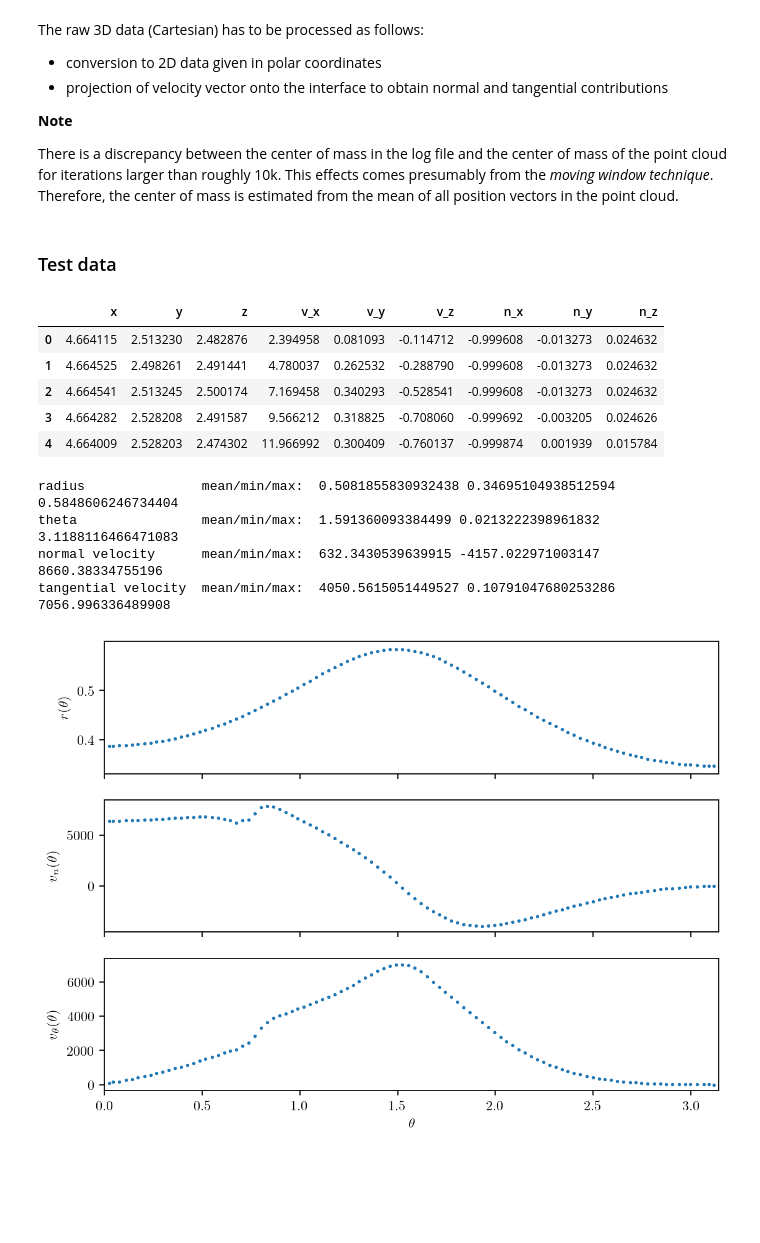
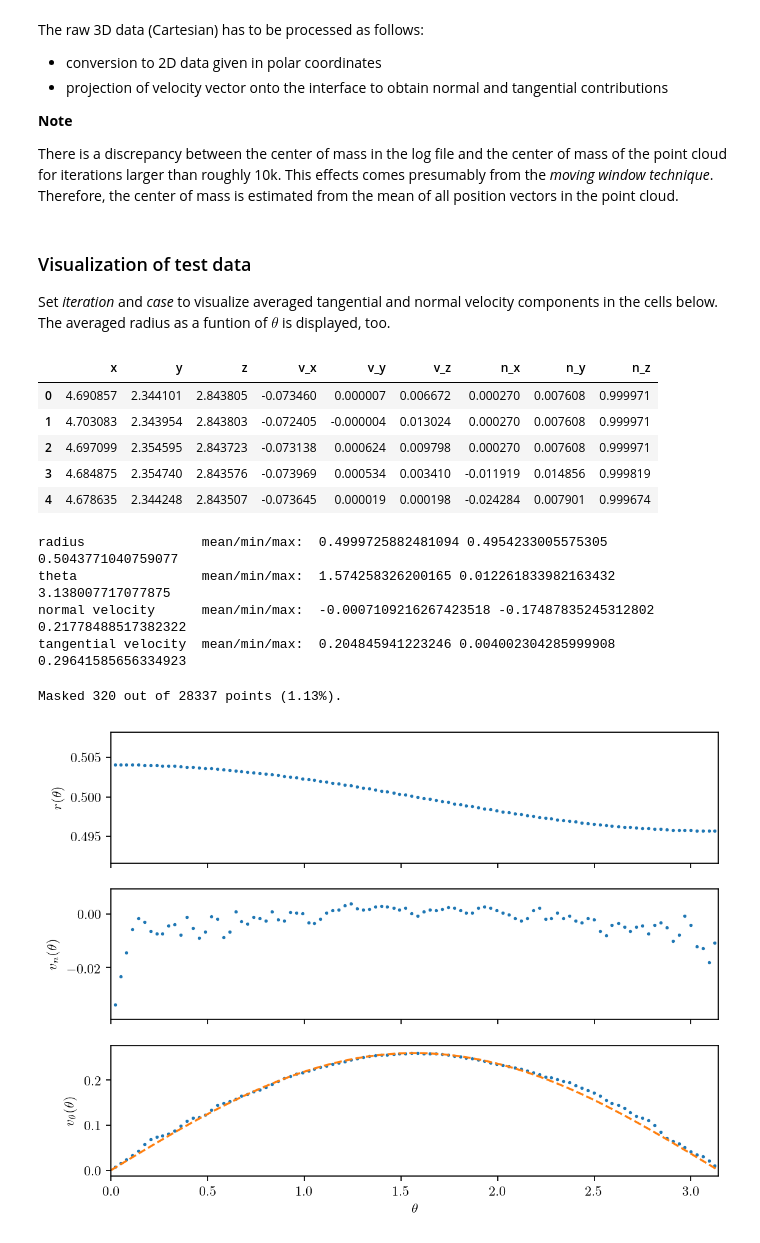
Before and after one commit to AndreWeiner/sgs_model_test_transient, a Jupyter notebook: notebooks/data_processing.ipynb, the cells around one changed output. Cells and saved outputs as stored; diff of their text form; code cells hidden in the pictures; blank space fills up the shorter version.

```diff
--- a/notebooks/data_processing.ipynb
+++ b/notebooks/data_processing.ipynb
@@ -301,7 +305,24 @@ def project_velocity(velocity, normal, rise_velocity):
     return vel_norm, vel_theta
 
 
-def compute_sector_average(fields, theta_index=0, n_sectors=100):
+def create_mask(field, cutoff):
+    """Mask indices of a field if the values are above a cut-off value.
+
+    Parameters
+    ----------
+    field - array-like: shape(n_points); typically normal component of velocity vector
+    cutoff - float: if the magnitude of the field value in a point is above this value,
+        the point is marked
+
+    Returns
+    -------
+    mask - array-like: shape(n_points); mask value is one for points with values above
+        the cutoff and zero otherwise
+    """
+    return np.where(np.absolute(field) > cutoff, 1, 0)
+
+
+def compute_sector_average(fields, theta_index=0, n_sectors=100, mask=None):
     """ Divide theta into sectors and average fields over the sectors.
 
     The polar angle theta \el [0, \pi] is divided into n_sector sectors.
@@ -321,10 +342,13 @@ def compute_sector_average(fields, theta_index=0, n_sectors=100):
     """
     sector_width = np.pi / n_sectors
     sector_ubounds = np.arange(sector_width, np.pi + 0.1 * sector_width, sector_width)
+    if mask is None:
+        mask = np.zeros(fields.shape[0])
     theta = fields[:, theta_index]
     sort_ind = theta.argsort()
     fields_sorted = fields[sort_ind, :]
     theta = fields_sorted[:, theta_index]
+    mask_sorted = mask[sort_ind]
 
     current_sector = 0
     n_rows = 0
@@ -332,8 +356,8 @@ def compute_sector_average(fields, theta_index=0, n_sectors=100):
     fields_average = np.zeros((n_sectors, fields.shape[1]))
     for row, theta in enumerate(theta):
         if theta <= sector_ubounds[current_sector]:
-            row_sum += fields_sorted[row, :]
-            n_rows += 1
+            row_sum += fields_sorted[row, :] * (1.0 - mask_sorted[row])
+            n_rows += 1 * (1.0 - mask_sorted[row])
         else:
             if n_rows > 0:
                 fields_average[current_sector, :] = row_sum / n_rows
@@ -343,25 +367,27 @@ def compute_sector_average(fields, theta_index=0, n_sectors=100):
     if n_rows > 0:
         fields_average[current_sector, :] = row_sum / n_rows
     return fields_average
-# %% [markdown]
-### Test data
+# %% [markdown]
+### Visualization of test data
+
+Set *iteration* and *case* to visualize averaged tangential and normal velocity components in the cells below. The averaged radius as a funtion of $\theta$ is displayed, too.
 # %%
-iteration = 100000
+iteration = 1000
 case = 3
-test_file_path = data_path + cases[case] + "/PointData{:d}.dat".format(iteration)
+test_file_path = data_path + cases[case] + "/PointData{:06d}.dat".format(iteration)
 test_data = load_snapshot(test_file_path)
-log_row = log_files[cases[3]].iloc[iteration]
+log_row = log_files[cases[case]].iloc[iteration]
 test_data.head()
 # %% [output]
 |  | x | y | z | v_x | v_y | v_z | n_x | n_y | n_z |
-| 0 | 4.664115 | 2.513230 | 2.482876 | 2.394958 | 0.081093 | -0.114712 | -0.999608 | -0.013273 | 0.024632 |
-| 1 | 4.664525 | 2.498261 | 2.491441 | 4.780037 | 0.262532 | -0.288790 | -0.999608 | -0.013273 | 0.024632 |
-| 2 | 4.664541 | 2.513245 | 2.500174 | 7.169458 | 0.340293 | -0.528541 | -0.999608 | -0.013273 | 0.024632 |
-| 3 | 4.664282 | 2.528208 | 2.491587 | 9.566212 | 0.318825 | -0.708060 | -0.999692 | -0.003205 | 0.024626 |
-| 4 | 4.664009 | 2.528203 | 2.474302 | 11.966992 | 0.300409 | -0.760137 | -0.999874 | 0.001939 | 0.015784 |
+| 0 | 4.690857 | 2.344101 | 2.843805 | -0.073460 | 0.000007 | 0.006672 | 0.000270 | 0.007608 | 0.999971 |
+| 1 | 4.703083 | 2.343954 | 2.843803 | -0.072405 | -0.000004 | 0.013024 | 0.000270 | 0.007608 | 0.999971 |
+| 2 | 4.697099 | 2.354595 | 2.843723 | -0.073138 | 0.000624 | 0.009798 | 0.000270 | 0.007608 | 0.999971 |
+| 3 | 4.684875 | 2.354740 | 2.843576 | -0.073969 | 0.000534 | 0.003410 | -0.011919 | 0.014856 | 0.999819 |
+| 4 | 4.678635 | 2.344248 | 2.843507 | -0.073645 | 0.000019 | 0.000198 | -0.024284 | 0.007901 | 0.999674 |
 # %%
 rad, theta = cartesian3d_to_polar2d(test_data[["x", "y", "z"]].values)
-rise_vel = log_files["CB1"].iloc[iteration][["ub_x", "ub_y", "ub_z"]].values
+rise_vel = log_files[cases[case]].iloc[iteration][["ub_x", "ub_y", "ub_z"]].values
 vel_norm, vel_theta = project_velocity(
     test_data[["v_x", "v_y", "v_z"]].values,
     test_data[["n_x", "n_y", "n_z"]].values,
@@ -371,7 +397,7 @@ vel_norm, vel_theta = project_velocity(
 for name, arr in [("radius", rad), ("theta", theta), ("normal velocity", vel_norm), ("tangential velocity", vel_theta)]:
     print("{:20s} mean/min/max: ".format(name), np.mean(arr), np.min(arr), np.max(arr))
 # %% [output]
-radius               mean/min/max:  0.5081855830932438 0.34695104938512594 0.5848606246734404
-theta                mean/min/max:  1.591360093384499 0.0213222398961832 3.1188116466471083
-normal velocity      mean/min/max:  632.3430539639915 -4157.022971003147 8660.38334755196
-tangential velocity  mean/min/max:  4050.5615051449527 0.10791047680253286 7056.996336489908
+radius               mean/min/max:  0.4999725882481094 0.4954233005575305 0.5043771040759077
+theta                mean/min/max:  1.574258326200165 0.012261833982163432 3.138007717077875
+normal velocity      mean/min/max:  -0.0007109216267423518 -0.17487835245312802 0.21778488517382322
+tangential velocity  mean/min/max:  0.204845941223246 0.004002304285999908 0.29641585656334923
@@ -380,17 +404,27 @@ av_profiles = compute_sector_average(np.array([theta, rad, vel_norm, vel_theta])
+# %%
+mask = create_mask(vel_norm, 0.5*np.linalg.norm(rise_vel))
+print("Masked {:d} out of {:d} points ({:2.2f}%).".format(np.sum(mask), mask.shape[0], np.sum(mask)/mask.shape[0]*100))
+av_profiles = compute_sector_average(np.array([theta, rad, vel_norm, vel_theta]).T, 0, 100, mask)
+# %% [output]
+Masked 320 out of 28337 points (1.13%).
 # %%
 fig, axarr = plt.subplots(3, 1, figsize=(8, 6), sharex=True)
+
+theta_line = np.linspace(0.0, np.pi, 100)
+vel_tan_sin = np.sin(theta_line) * np.max(av_profiles[:, 3])
 
 axarr[0].scatter(av_profiles[:, 0], av_profiles[:, 1], s=2)
 axarr[0].set_ylabel(r"$ r(\theta)$")
 axarr[1].scatter(av_profiles[:, 0], av_profiles[:, 2], s=2)
 axarr[1].set_ylabel(r"$ v_n(\theta)$")
 axarr[2].scatter(av_profiles[:, 0], av_profiles[:, 3], s=2)
+axarr[2].plot(theta_line, vel_tan_sin, ls="--", c="C1")
 axarr[2].set_ylabel(r"$ v_\theta(\theta)$")
 axarr[2].set_xlabel(r"$\theta$")
 
 for ax in axarr:
     ax.set_xlim(0.0, np.pi)
 
 plt.show()
 # %% [output]
-[figure, old version]
+[figure, new version]
```
Also changed, not shown: parts of 10 cells of this notebook, 4 other files.
